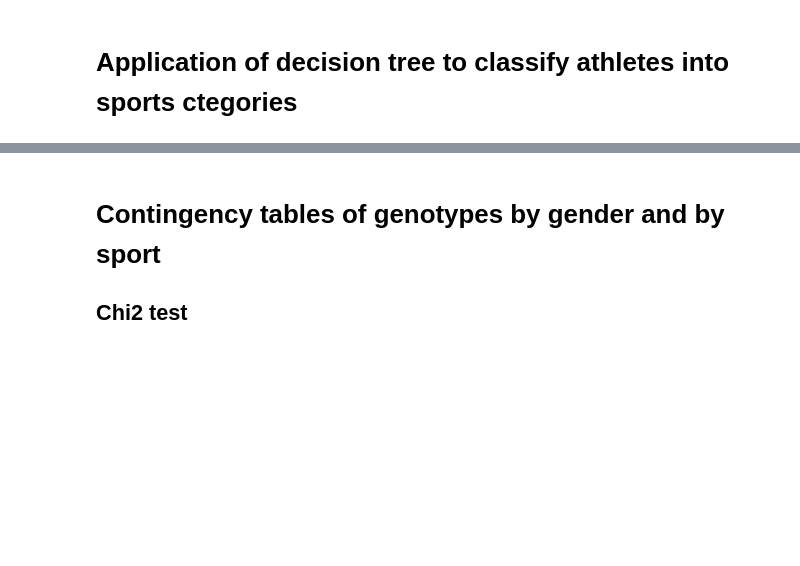
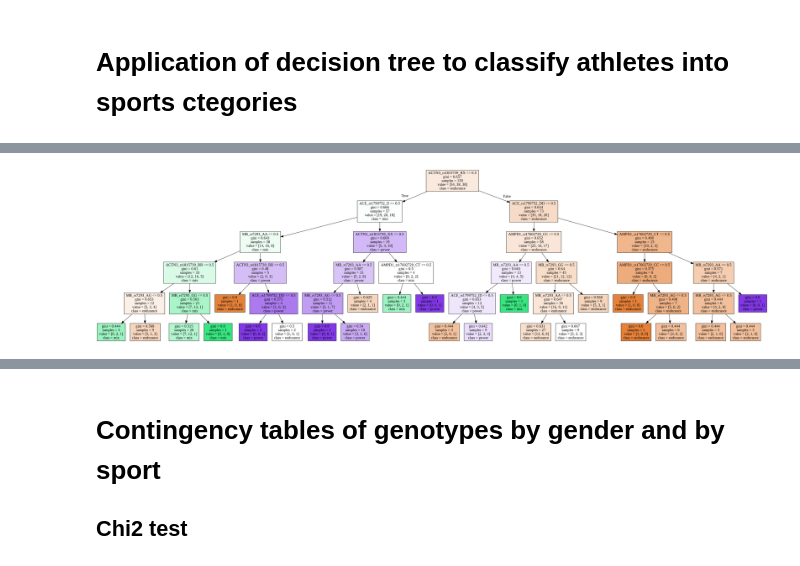
Before and after one commit to erinijapranckeviciene/ppolygenic, a Jupyter notebook: ppolygenic.ipynb, the cells around one changed output, grey strips where cells are left out. Drawn from its saved outputs; the diff is of its cells as text; code cells hidden in the pictures; blank space fills up the shorter version.

```diff
--- a/ppolygenic.ipynb
+++ b/ppolygenic.ipynb
@@ -317,0 +368,13 @@ Index(['ACTN3_rs1815739', 'AMPD1_rs17602729', 'MB_rs7293', 'ACE_rs1799752',
+# %%
+# Figure out where graphviz executable lives
+dotpath = !which dot
+# Generate cut point diagram
+from sklearn.tree import export_graphviz
+import sys, subprocess
+from IPython.display import Image
+
+export_graphviz(tree_male, feature_names=X_male.columns, out_file='ml-good.dot', class_names=['endurance','mix','power'], impurity=True, filled=True)
+subprocess.check_call([dotpath[0],'-Tpng','ml-good.dot','-o','ml-good.png'])
+Image('ml-good.png')
+# %% [output]
+[figure, added]
```
Also changed, not shown: parts of 8 cells of this notebook.
